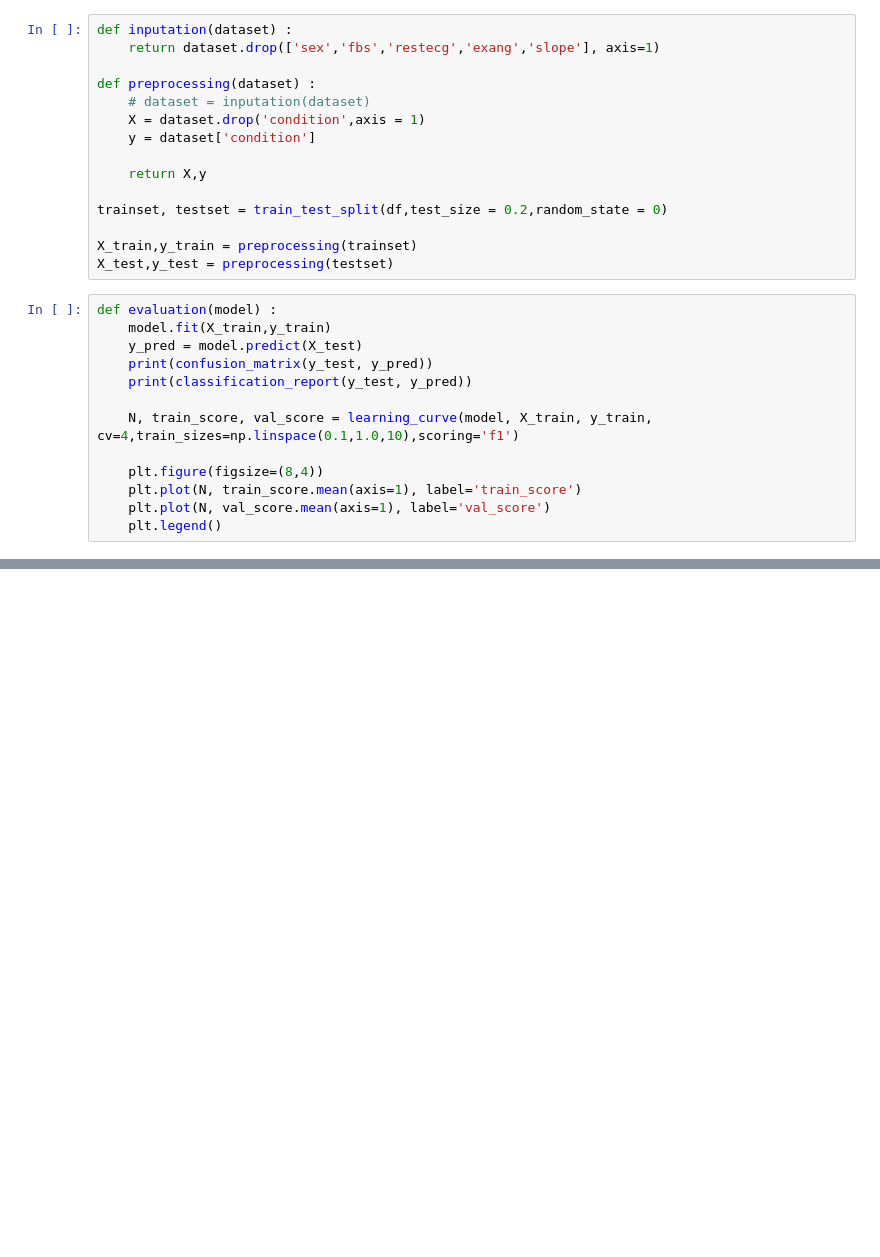
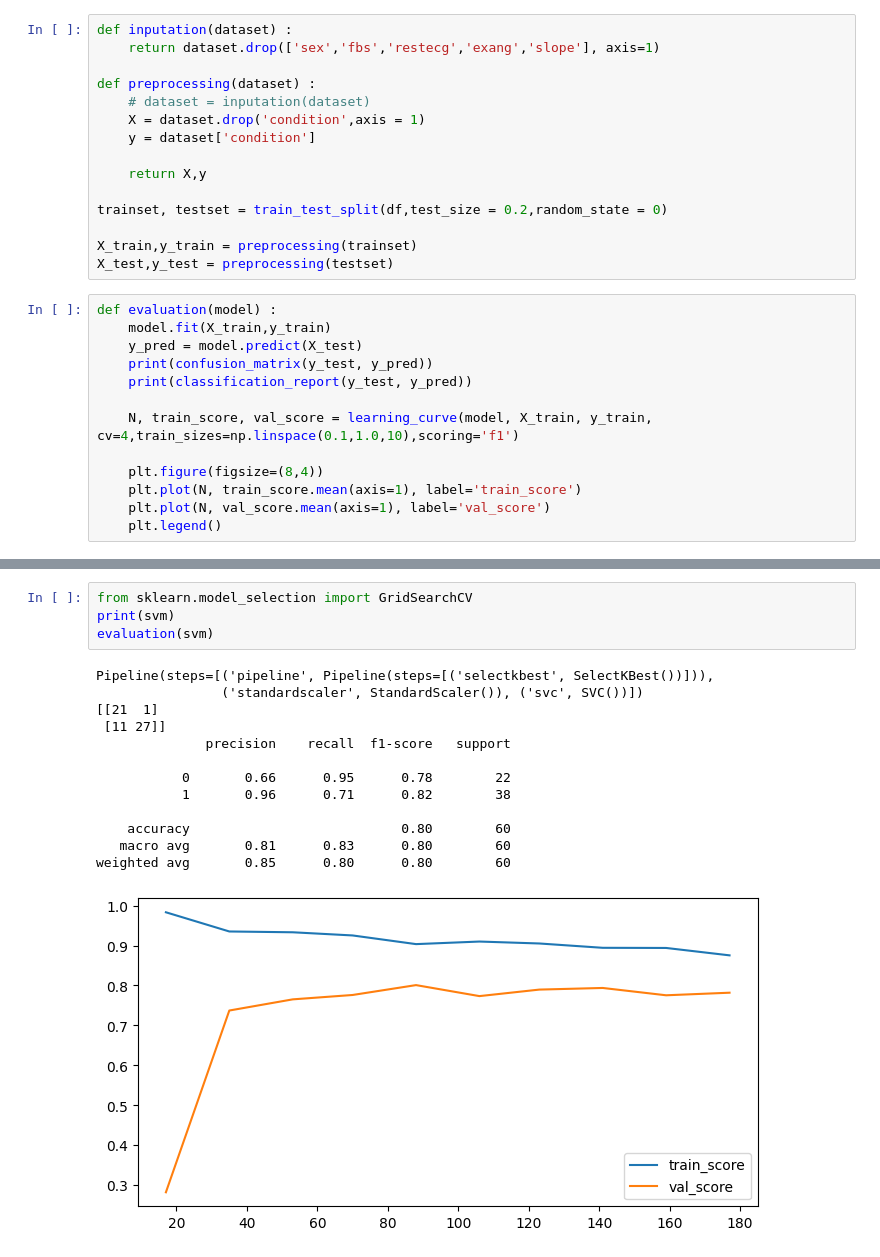
Before and after one commit to Ramseyn77/Heart, a Jupyter notebook: code.ipynb, the cells around one changed output, grey strips where cells are left out. Saved outputs shown, nothing was run; the diff lists cells and outputs as text; blank space fills up the shorter version.

```diff
--- a/code.ipynb
+++ b/code.ipynb
@@ -185,0 +224,18 @@ Error:
+# %%
+from sklearn.model_selection import GridSearchCV
+print(svm)
+evaluation(svm)
+# %% [output]
+Pipeline(steps=[('pipeline', Pipeline(steps=[('selectkbest', SelectKBest())])),
+                ('standardscaler', StandardScaler()), ('svc', SVC())])
+[[21  1]
+ [11 27]]
+              precision    recall  f1-score   support
+
+           0       0.66      0.95      0.78        22
+           1       0.96      0.71      0.82        38
+
+    accuracy                           0.80        60
+   macro avg       0.81      0.83      0.80        60
+weighted avg       0.85      0.80      0.80        60
+[figure, added]
```
Also changed, not shown: parts of 8 cells of this notebook, 1 other file.
